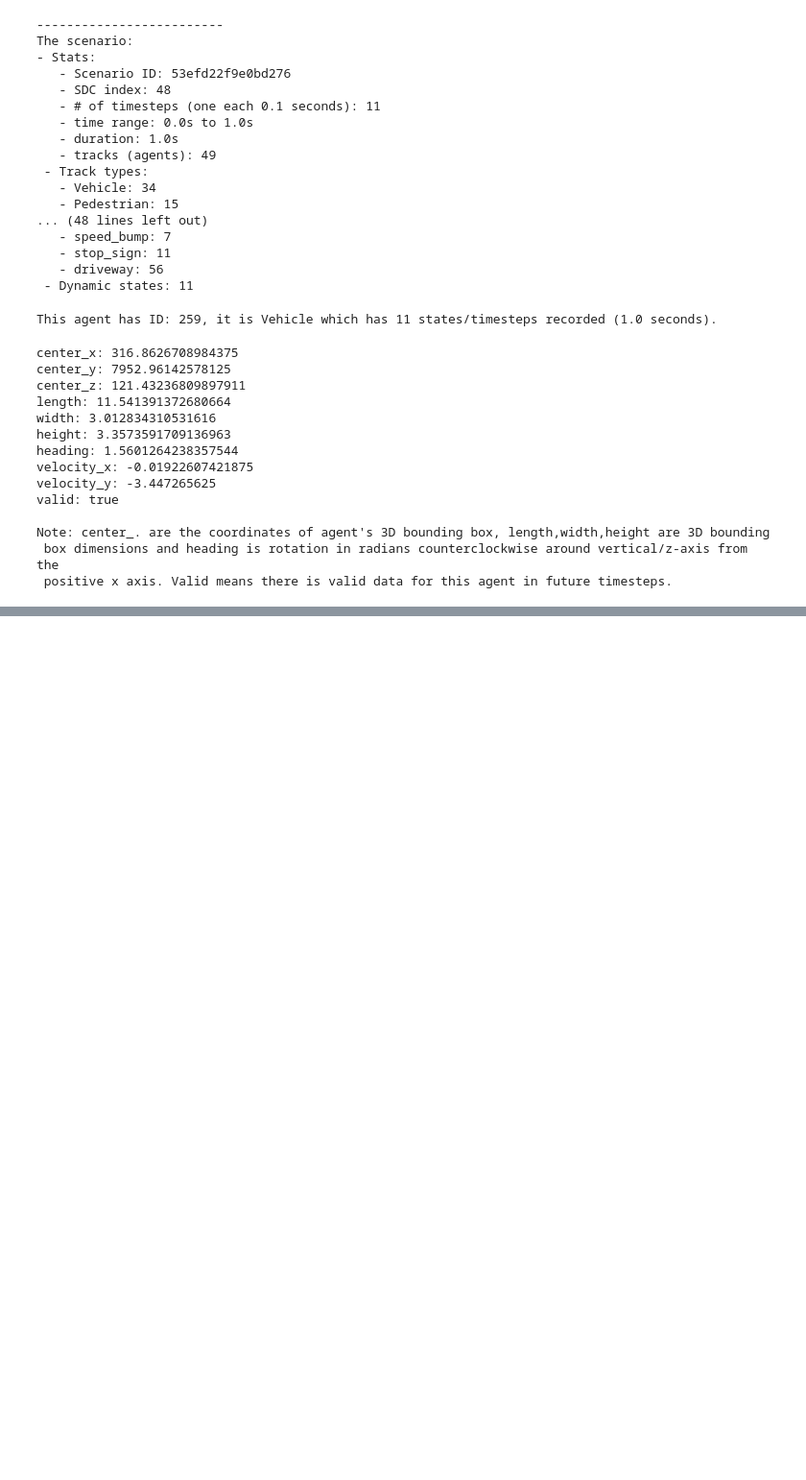
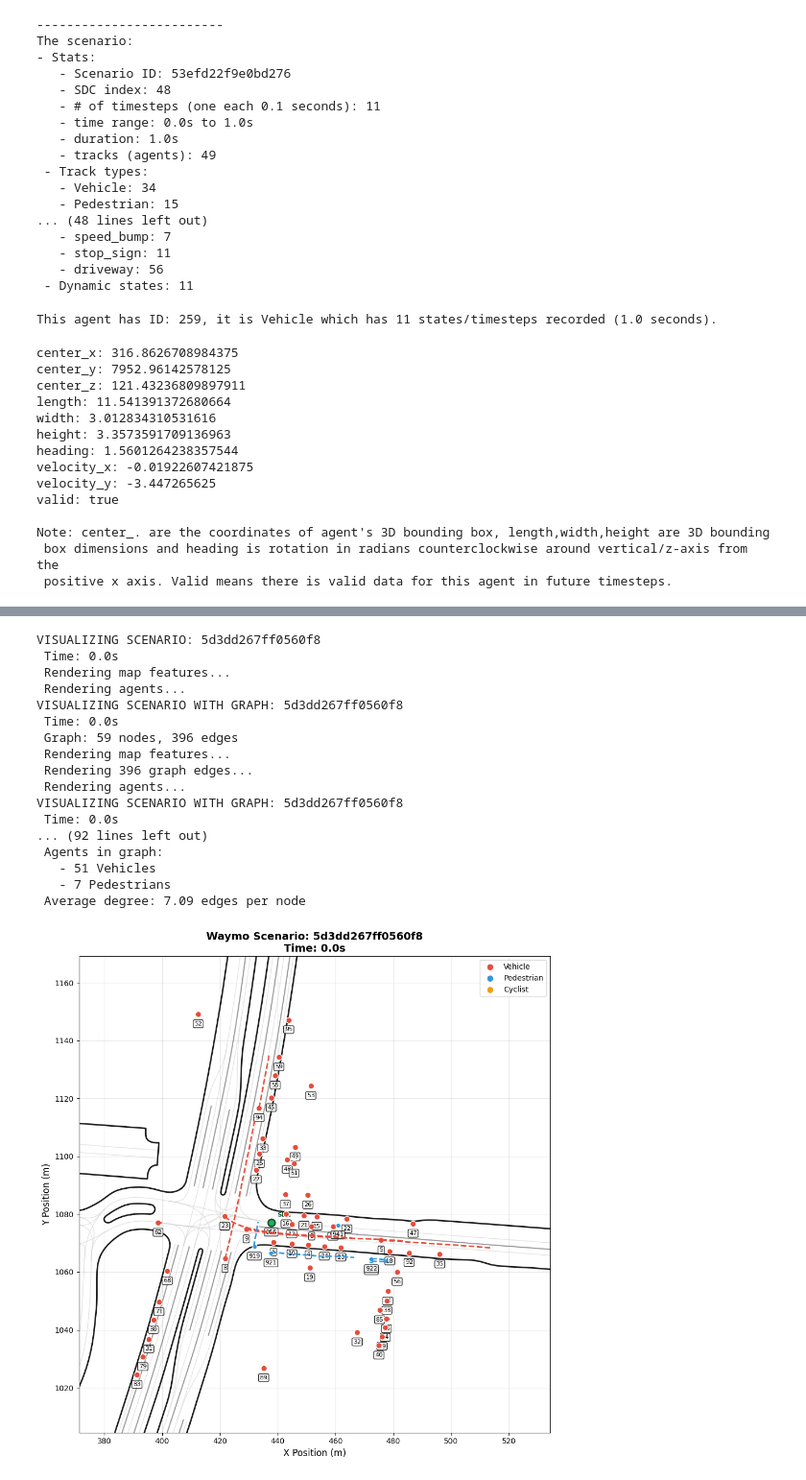
Before and after one commit to radov02/Waymo-GNN, a Jupyter notebook: scenario.ipynb, the cells around one changed output, grey strips where cells are left out. Shown at 96% size. Cells and saved outputs as stored; diff of their text form; code cells hidden in the pictures; blank space fills up the shorter version.

```diff
--- a/scenario.ipynb
+++ b/scenario.ipynb
@@ -522,0 +804,26 @@ from torch_geometric.data import Data, Batch
+# %%
+scenario = validation_dataset[0][22]
+for time in range(0, 40, 10):
+    fig2, ax2 = visualize_scenario(scenario, time)
+    fig3, ax3, graph3 = visualize_scenario_with_graph(scenario, timestep=time, radius=15.0, show_future=True)
+
+#fig3, ax3, graph3 = visualize_scenario_with_graph(training_dataset[0][2], timestep=time, radius=30.0, show_edge_distances=True)
+# %% [output]
+VISUALIZING SCENARIO: 5d3dd267ff0560f8
+ Time: 0.0s
+ Rendering map features...
+ Rendering agents...
+VISUALIZING SCENARIO WITH GRAPH: 5d3dd267ff0560f8
+ Time: 0.0s
+ Graph: 59 nodes, 396 edges
+ Rendering map features...
+ Rendering 396 graph edges...
+ Rendering agents...
+VISUALIZING SCENARIO WITH GRAPH: 5d3dd267ff0560f8
+ Time: 0.0s
+... (92 lines left out)
+ Agents in graph:
+   - 51 Vehicles
+   - 7 Pedestrians
+ Average degree: 7.09 edges per node
+[figure, added]
```
Also changed, not shown: parts of 13 cells of this notebook.
